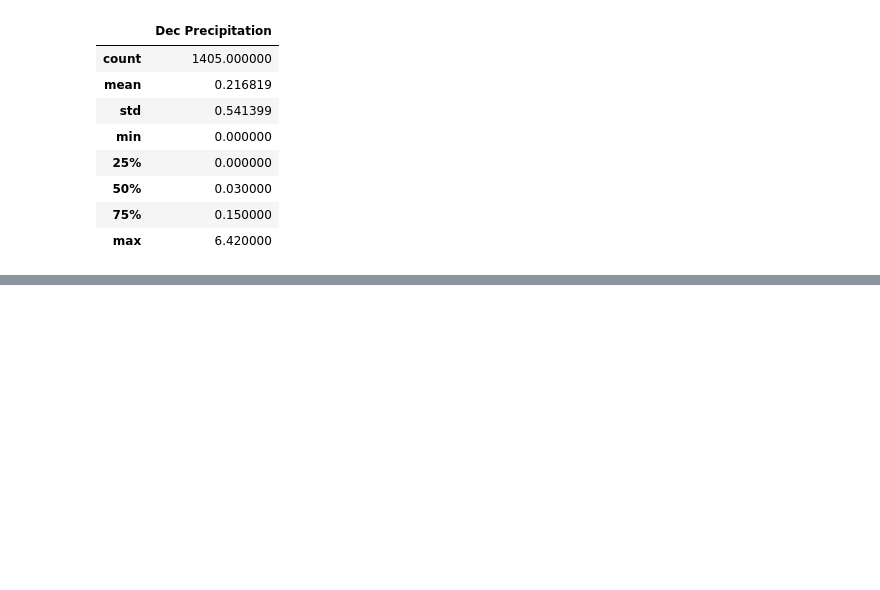
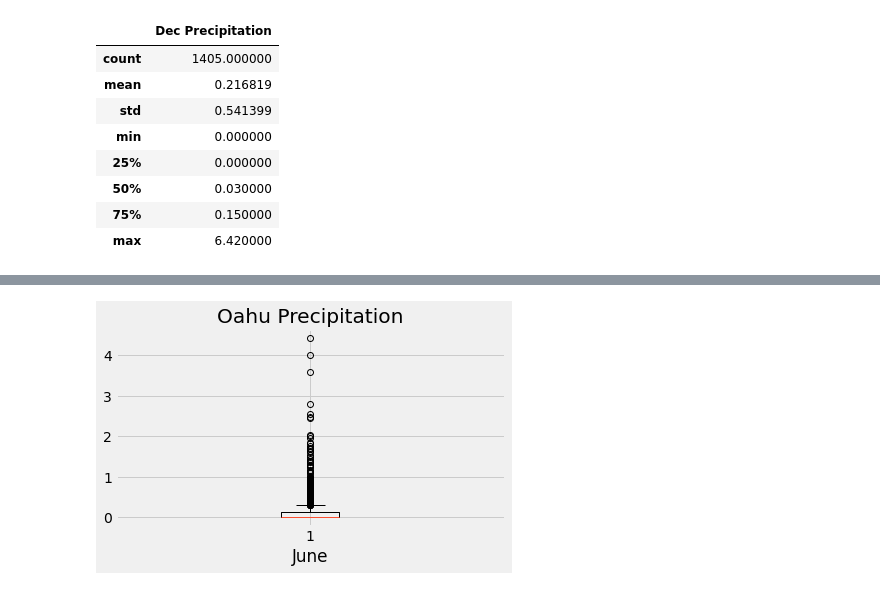
Before and after one commit to lauras521/surfs_up, a Jupyter notebook: SurfsUp_Challenge.ipynb, the cells around one changed output, grey strips where cells are left out. Cells and saved outputs as stored; diff of their text form; code cells hidden in the pictures; blank space fills up the shorter version.

```diff
--- a/SurfsUp_Challenge.ipynb
+++ b/SurfsUp_Challenge.ipynb
@@ -125,0 +169,19 @@ Dec_df_prcp.describe()
+# %%
+fig, ax = plt.subplots()
+
+Not_none_values = filter(None.__ne__, June_prcp_list)
+June_prcp_list_new=list(Not_none_values)
+June_prcp_list_new
+
+#matplotlib.pyplot.boxplot(Dec_prcp_list_new, vert=False)
+
+ax.boxplot(June_prcp_list_new)
+ax.set_title('Oahu Precipitation')
+ax.set_xlabel('June')
+fig.tight_layout()
+plt.show()
+
+
+#boxplot=June_df_prcp.boxplot(column=['June Precipitation'])
+# %% [output]
+[figure, added]
```
Also changed, not shown: parts of 5 cells of this notebook.
